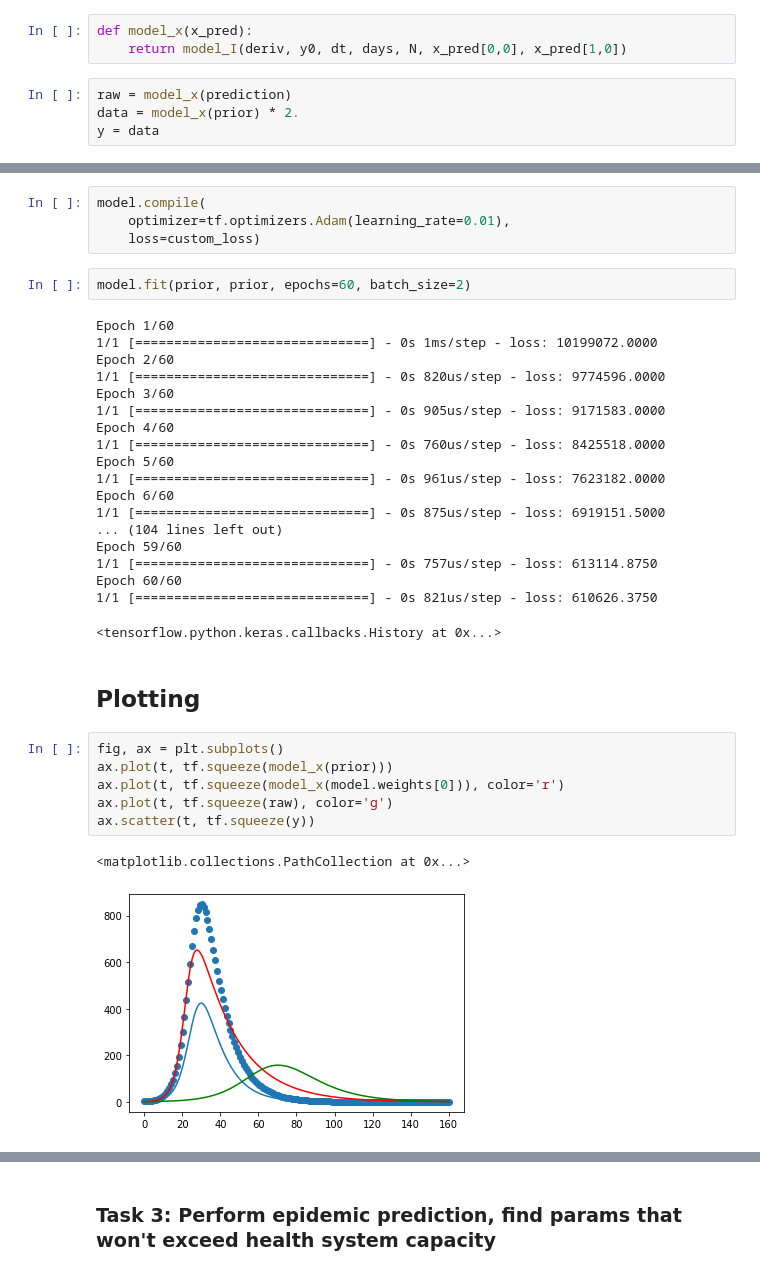
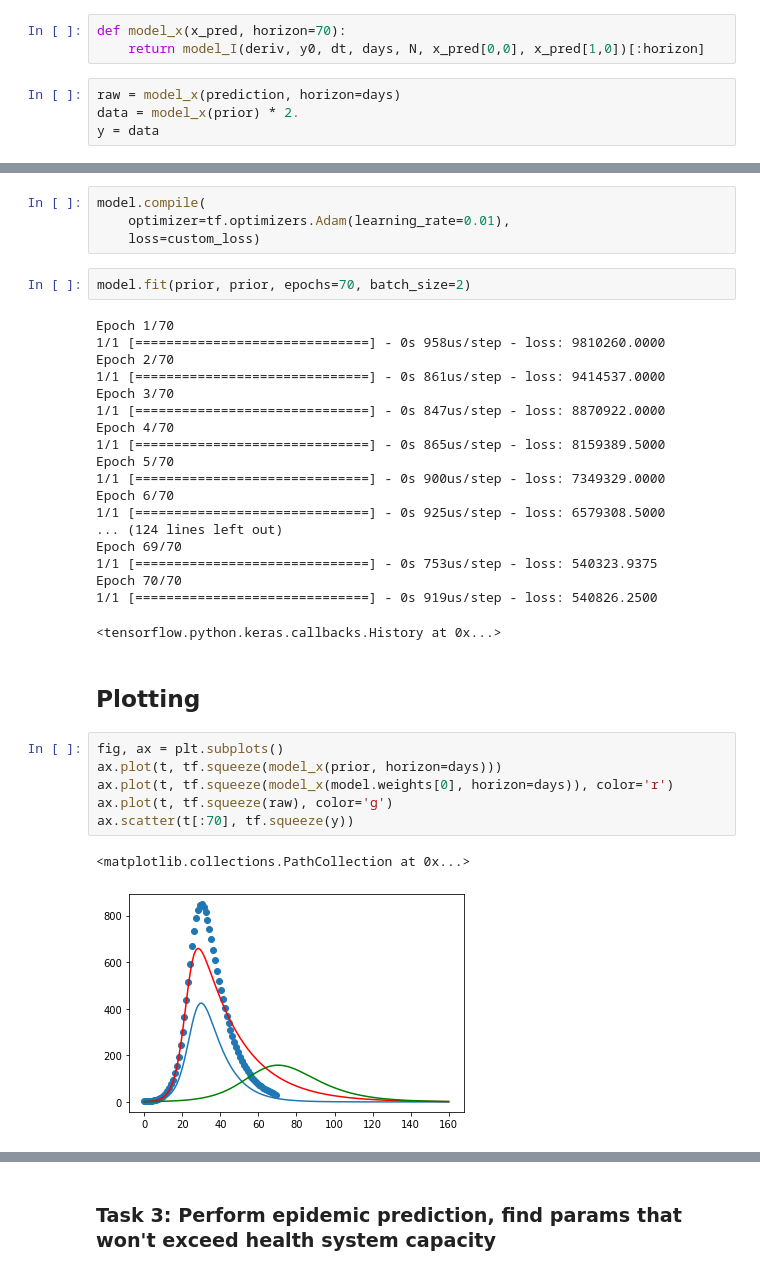
Before and after one commit to mtsokol/epidemic-modelling-workshop, a Jupyter notebook: Lab-part-2.ipynb, the cells around one changed output, grey strips where cells are left out. Cells and saved outputs as stored; diff of their text form.

```diff
--- a/Lab-part-2.ipynb
+++ b/Lab-part-2.ipynb
@@ -82,10 +85,10 @@ def model_I(deriv, y0, dt, steps, N, beta, gamma):
     _, I, _ = euler(deriv, y0, dt, steps, N, beta, gamma)
     return I[:,None,None]
 # %%
-def model_x(x_pred):
-    return model_I(deriv, y0, dt, days, N, x_pred[0,0], x_pred[1,0])
+def model_x(x_pred, horizon=70):
+    return model_I(deriv, y0, dt, days, N, x_pred[0,0], x_pred[1,0])[:horizon]
 # %%
-raw = model_x(prediction)
+raw = model_x(prediction, horizon=days)
 data = model_x(prior) * 2.
 y = data
 # %%
@@ -119,37 +140,37 @@ model.compile(
     optimizer=tf.optimizers.Adam(learning_rate=0.01),
     loss=custom_loss)
 # %%
-model.fit(prior, prior, epochs=60, batch_size=2)
+model.fit(prior, prior, epochs=70, batch_size=2)
 # %% [output]
-Epoch 1/60
-1/1 [==============================] - 0s 1ms/step - loss: 10199072.0000
-Epoch 2/60
-1/1 [==============================] - 0s 820us/step - loss: 9774596.0000
-Epoch 3/60
-1/1 [==============================] - 0s 905us/step - loss: 9171583.0000
-Epoch 4/60
-1/1 [==============================] - 0s 760us/step - loss: 8425518.0000
-Epoch 5/60
-1/1 [==============================] - 0s 961us/step - loss: 7623182.0000
-Epoch 6/60
-1/1 [==============================] - 0s 875us/step - loss: 6919151.5000
-... (104 lines left out)
-Epoch 59/60
-1/1 [==============================] - 0s 757us/step - loss: 613114.8750
-Epoch 60/60
-1/1 [==============================] - 0s 821us/step - loss: 610626.3750
+Epoch 1/70
+1/1 [==============================] - 0s 958us/step - loss: 9810260.0000
+Epoch 2/70
+1/1 [==============================] - 0s 861us/step - loss: 9414537.0000
+Epoch 3/70
+1/1 [==============================] - 0s 847us/step - loss: 8870922.0000
+Epoch 4/70
+1/1 [==============================] - 0s 865us/step - loss: 8159389.5000
+Epoch 5/70
+1/1 [==============================] - 0s 900us/step - loss: 7349329.0000
+Epoch 6/70
+1/1 [==============================] - 0s 925us/step - loss: 6579308.5000
+... (124 lines left out)
+Epoch 69/70
+1/1 [==============================] - 0s 753us/step - loss: 540323.9375
+Epoch 70/70
+1/1 [==============================] - 0s 919us/step - loss: 540826.2500
 <tensorflow.python.keras.callbacks.History at 0x...>
 # %% [markdown]
 ## Plotting
 # %%
 fig, ax = plt.subplots()
-ax.plot(t, tf.squeeze(model_x(prior)))
-ax.plot(t, tf.squeeze(model_x(model.weights[0])), color='r')
+ax.plot(t, tf.squeeze(model_x(prior, horizon=days)))
+ax.plot(t, tf.squeeze(model_x(model.weights[0], horizon=days)), color='r')
 ax.plot(t, tf.squeeze(raw), color='g')
-ax.scatter(t, tf.squeeze(y))
+ax.scatter(t[:70], tf.squeeze(y))
 # %% [output]
 <matplotlib.collections.PathCollection at 0x...>
-[figure, old version]
+[figure, new version]
 # %%
 model.weights
 # %% [output]
```
Also changed, not shown: parts of 6 cells of this notebook, 2 other files.
